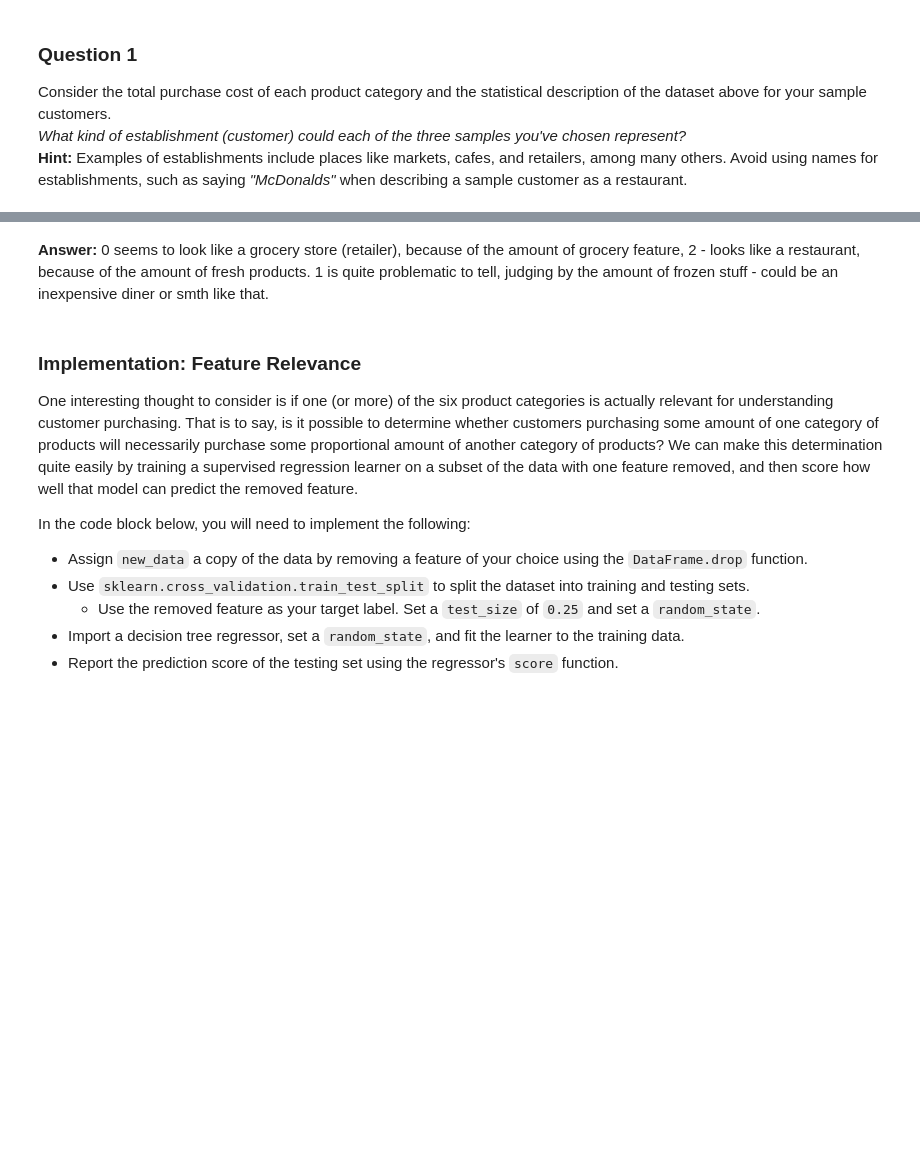
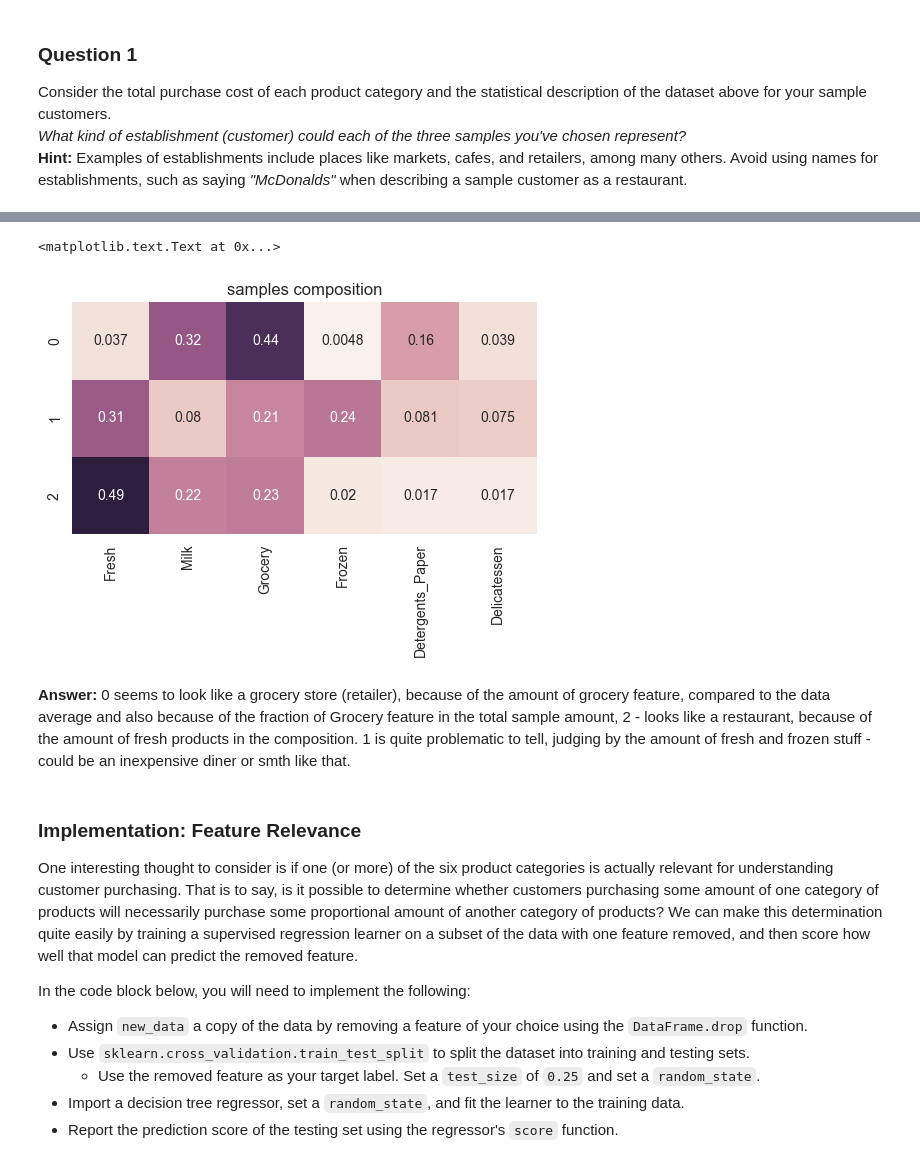
Before and after one commit to AlbertSadovnikov/machine-learning, a Jupyter notebook: projects/customer_segments/customer_segments.ipynb, the cells around one changed output, grey strips where cells are left out. Drawn from its saved outputs; the diff is of its cells as text; code cells hidden in the pictures; blank space fills up the shorter version.

```diff
--- a/projects/customer_segments/customer_segments.ipynb
+++ b/projects/customer_segments/customer_segments.ipynb
@@ -80,5 +89,12 @@ Consider the total purchase cost of each product category and the statistical de
+# %%
+# samples composition
+sns.heatmap(samples.div(samples.sum(axis=1), axis=0), annot=True, cbar=False, square=True)
+sns.plt.title('samples composition')
+# %% [output]
+<matplotlib.text.Text at 0x...>
+[figure, added]
 # %% [markdown]
-**Answer:** 0 seems to look like a grocery store (retailer), because of the amount of grocery feature, 2 - looks like a restaurant, because of the amount of fresh products. 1 is quite problematic to tell, judging by the amount of frozen stuff - could be an inexpensive diner or smth like that.
+**Answer:** 0 seems to look like a grocery store (retailer), because of the amount of grocery feature, compared to the data average and also because of the fraction of Grocery feature in the total sample amount, 2 - looks like a restaurant, because of the amount of fresh products in the composition. 1 is quite problematic to tell, judging by the amount of fresh and frozen stuff - could be an inexpensive diner or smth like that.
 # %% [markdown]
 ### Implementation: Feature Relevance
 One interesting thought to consider is if one (or more) of the six product categories is actually relevant for understanding customer purchasing. That is to say, is it possible to determine whether customers purchasing some amount of one category of products will necessarily purchase some proportional amount of another category of products? We can make this determination quite easily by training a supervised regression learner on a subset of the data with one feature removed, and then score how well that model can predict the removed feature.
```
Also changed, not shown: parts of 13 cells of this notebook, 1 other file.
